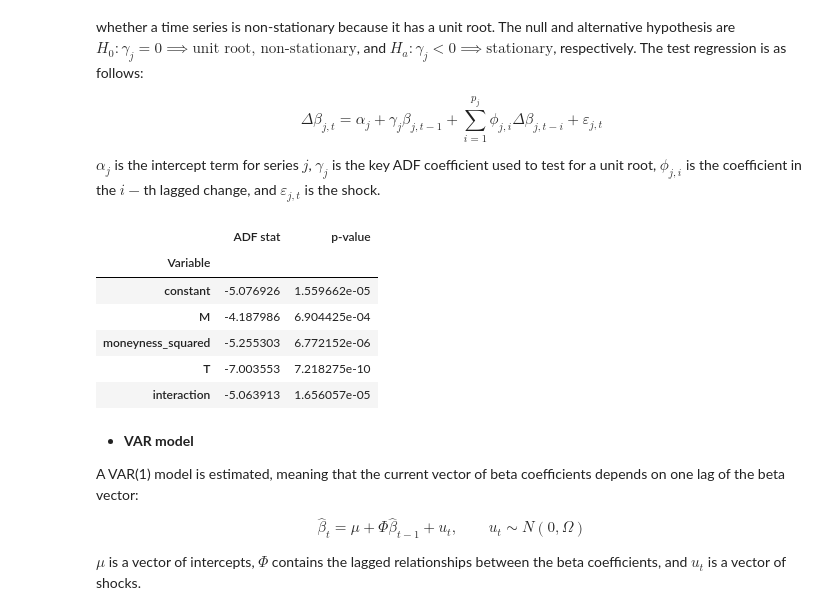
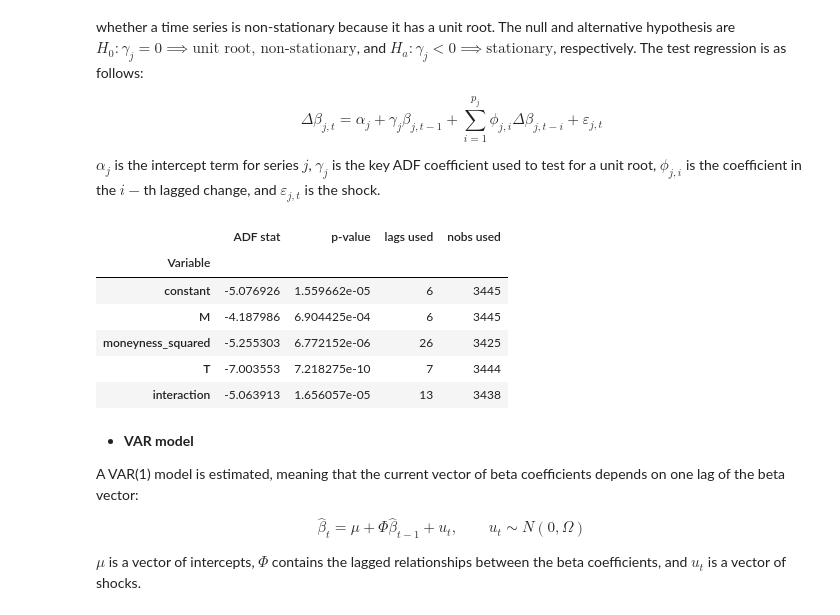
Before and after one commit to euanbronsky8/Thesis, a Jupyter notebook: 2. Prelim. Analysis.ipynb, the cells around one changed output. Cells and saved outputs as stored; diff of their text form; code cells hidden in the pictures.

```diff
--- a/2. Prelim. Analysis.ipynb
+++ b/2. Prelim. Analysis.ipynb
@@ -24,7 +24,7 @@ from statsmodels.tsa.stattools import adfuller
 - **Load the data**
 # %%
 # Load the data
-data = pd.read_parquet("/Users/Euan Bronsky/Downloads/data_final_final.parquet")
+data = pd.read_parquet("/Users/euanbronsky/Downloads/data_final_final.parquet")
 # %% [markdown]
 - **Preliminary adjustments**
 
@@ -521,26 +532,28 @@ $\alpha_j$ is the intercept term for series $j$, $\gamma_j$ is the key ADF coeff
 # %%
 adf_res = []
 
 # Compute ADF test for each coefficient
 for col in df_betas.columns:
     result_adf = adfuller(df_betas[col])
     adf_res.append({
         'Variable': col,
         'ADF stat': result_adf[0],
-        'p-value': result_adf[1]
+        'p-value': result_adf[1],
+        'lags used': result_adf[2],
+        'nobs used': result_adf[3]
     })
 
 # Store results in dataframe
 adf_df = pd.DataFrame(adf_res).set_index('Variable')
 adf_df
 # %% [output]
-|  | ADF stat | p-value |
-| Variable |  |  |
-| constant | -5.076926 | 1.559662e-05 |
-| M | -4.187986 | 6.904425e-04 |
-| moneyness_squared | -5.255303 | 6.772152e-06 |
-| T | -7.003553 | 7.218275e-10 |
-| interaction | -5.063913 | 1.656057e-05 |
+|  | ADF stat | p-value | lags used | nobs used |
+| Variable |  |  |  |  |
+| constant | -5.076926 | 1.559662e-05 | 6 | 3445 |
+| M | -4.187986 | 6.904425e-04 | 6 | 3445 |
+| moneyness_squared | -5.255303 | 6.772152e-06 | 26 | 3425 |
+| T | -7.003553 | 7.218275e-10 | 7 | 3444 |
+| interaction | -5.063913 | 1.656057e-05 | 13 | 3438 |
 # %% [markdown]
 - **VAR model**
 
```
Also changed, not shown: parts of 5 cells of this notebook.
